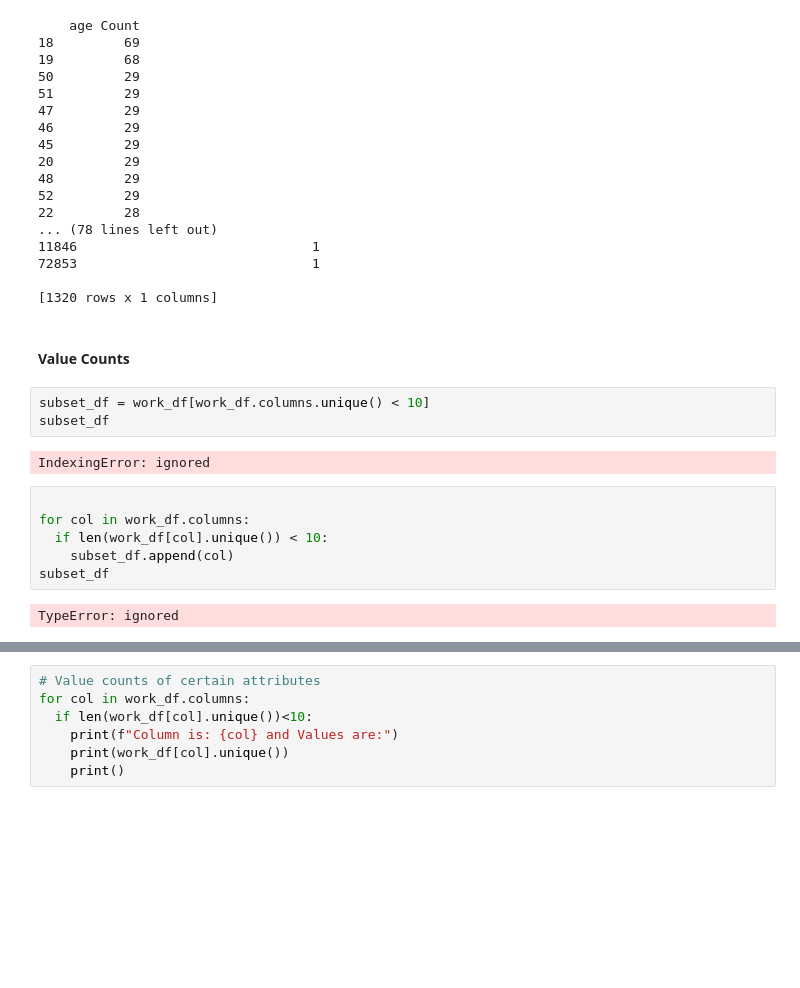
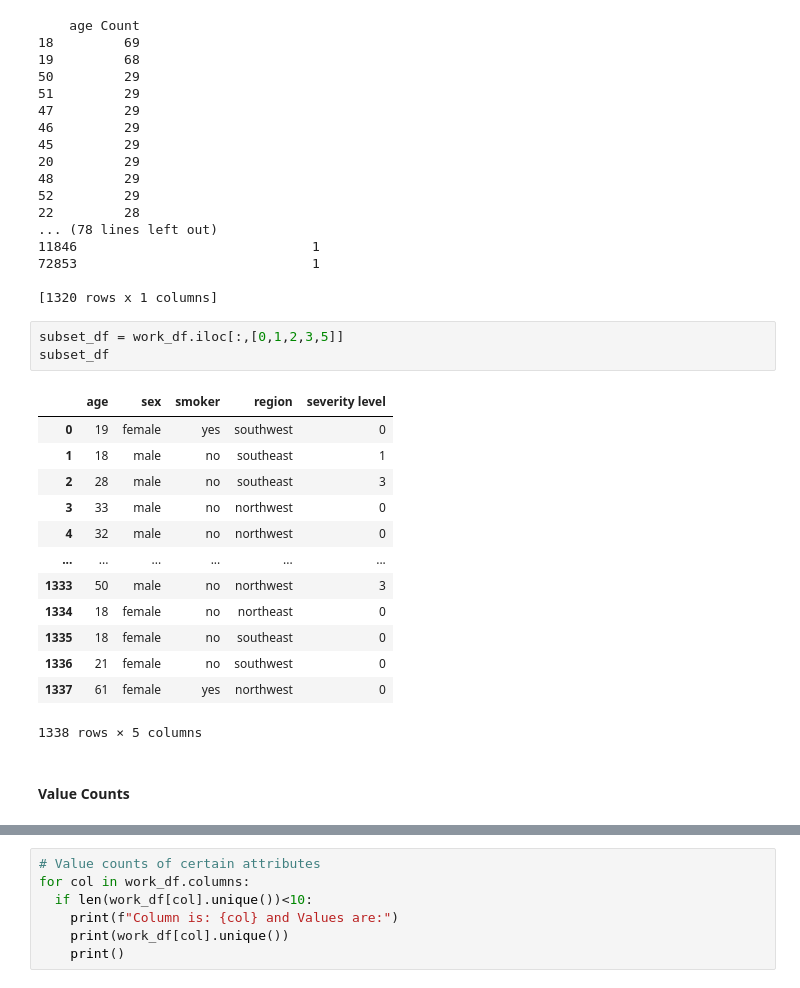
Before and after one commit to pkmariya/Scaler01, a Jupyter notebook: Apollo_CaseStudy_Mariya_DSML22.ipynb, the cells around one changed output, grey strips where cells are left out. Saved outputs shown, nothing was run; the diff lists cells and outputs as text; blank space fills up the shorter version.

```diff
--- a/Apollo_CaseStudy_Mariya_DSML22.ipynb
+++ b/Apollo_CaseStudy_Mariya_DSML22.ipynb
@@ -235,18 +235,22 @@ for col in work_df.columns:
 72853                              1
 
 [1320 rows x 1 columns]
+# %%
+subset_df = work_df.iloc[:,[0,1,2,3,5]]
+subset_df
+# %% [output]
+|  | age | sex | smoker | region | severity level |
+| 0 | 19 | female | yes | southwest | 0 |
+| 1 | 18 | male | no | southeast | 1 |
+| 2 | 28 | male | no | southeast | 3 |
+| 3 | 33 | male | no | northwest | 0 |
+| 4 | 32 | male | no | northwest | 0 |
+| ... | ... | ... | ... | ... | ... |
+| 1333 | 50 | male | no | northwest | 3 |
+| 1334 | 18 | female | no | northeast | 0 |
+| 1335 | 18 | female | no | southeast | 0 |
+| 1336 | 21 | female | no | southwest | 0 |
+| 1337 | 61 | female | yes | northwest | 0 |
+1338 rows × 5 columns
 # %% [markdown]
 #### Value Counts
-# %%
-subset_df = work_df[work_df.columns.unique() < 10]
-subset_df
-# %% [output]
-IndexingError: ignored
-# %%
-
-for col in work_df.columns:
-  if len(work_df[col].unique()) < 10:
-    subset_df.append(col)
-subset_df
-# %% [output]
-TypeError: ignored
```
Also changed, not shown: parts of 2 cells of this notebook.
